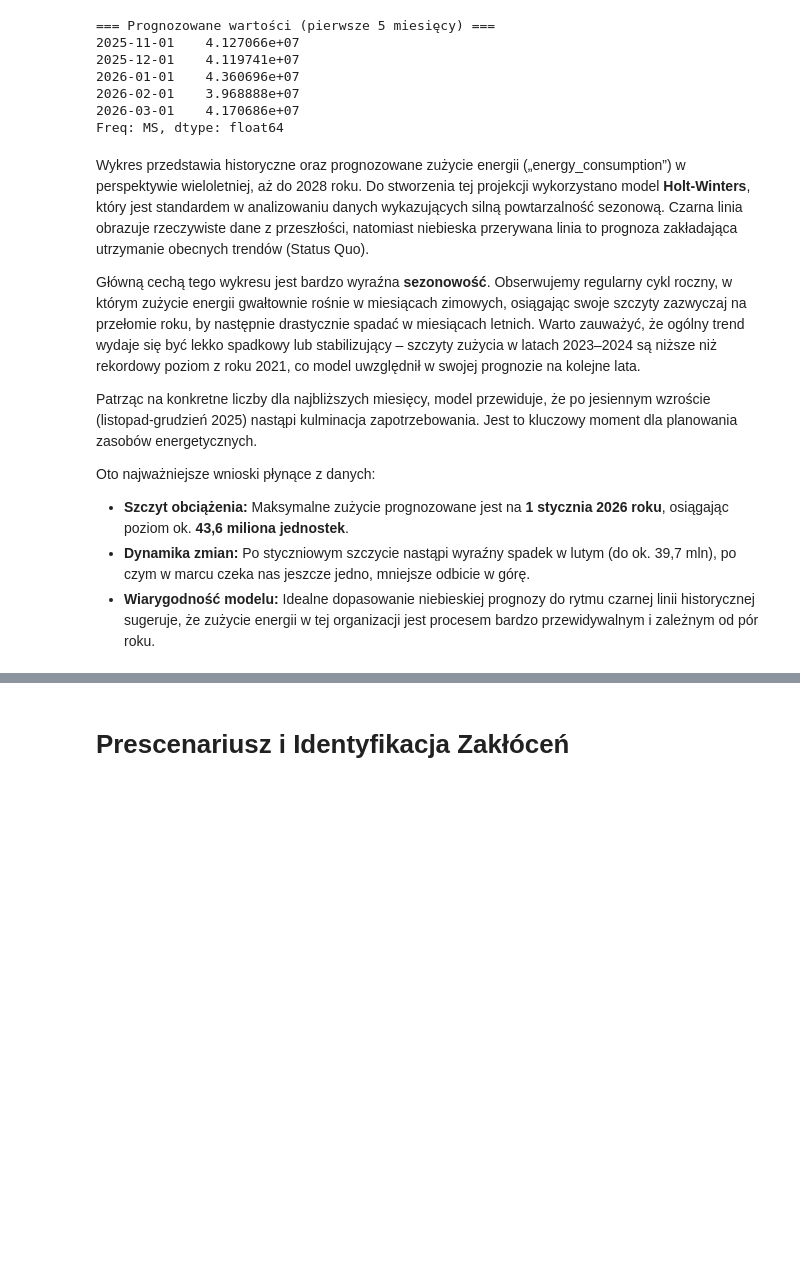
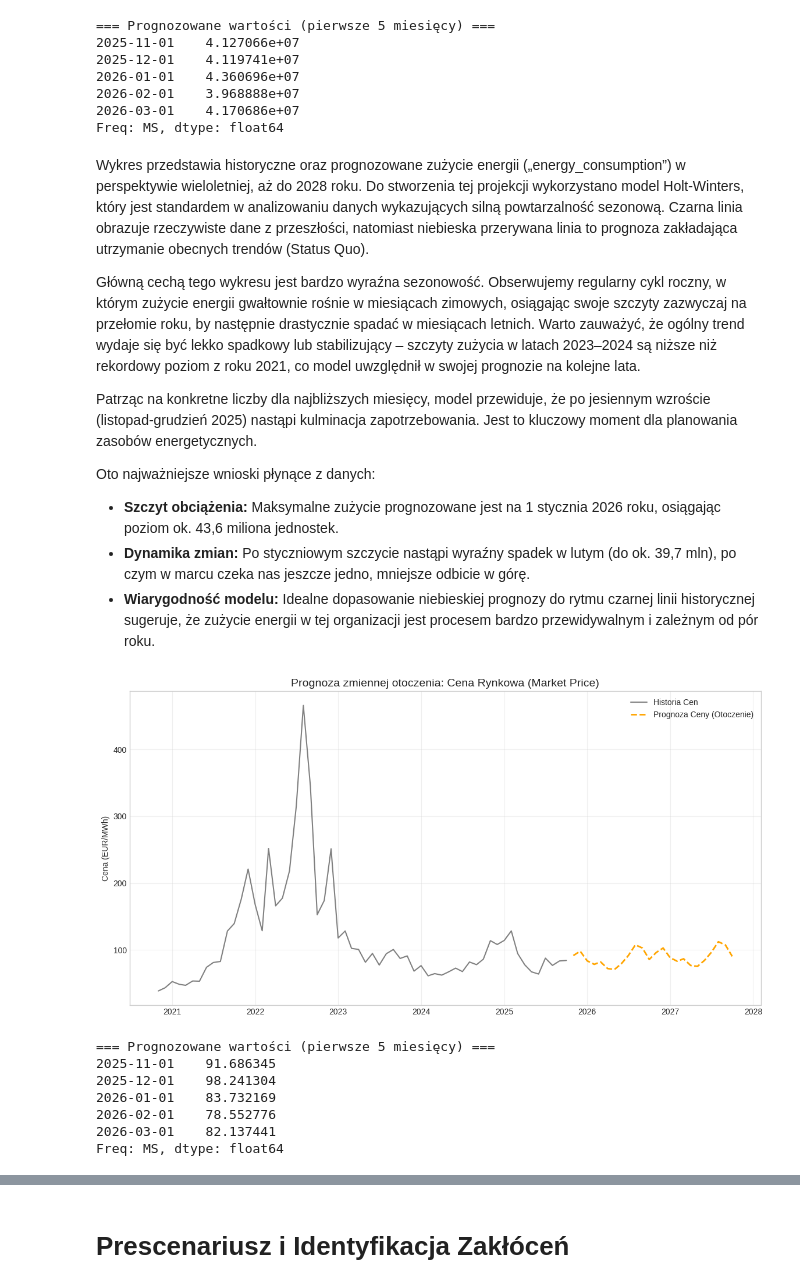
Before and after one commit to PWIS11/prog_zaawansowane, a Jupyter notebook: zadanie2/Zadanie2_prognozowanie - wersja finalna.ipynb, the cells around one changed output, grey strips where cells are left out. Drawn from its saved outputs; the diff is of its cells as text; code cells hidden in the pictures; blank space fills up the shorter version.

```diff
--- a/zadanie2/Zadanie2_prognozowanie - wersja finalna.ipynb
+++ b/zadanie2/Zadanie2_prognozowanie - wersja finalna.ipynb
@@ -240,14 +240,40 @@ print(forecast_energy.head())
 Freq: MS, dtype: float64
 # %% [markdown]
 
-Wykres przedstawia historyczne oraz prognozowane zużycie energii („energy_consumption”) w perspektywie wieloletniej, aż do 2028 roku. Do stworzenia tej projekcji wykorzystano model **Holt-Winters**, który jest standardem w analizowaniu danych wykazujących silną powtarzalność sezonową. Czarna linia obrazuje rzeczywiste dane z przeszłości, natomiast niebieska przerywana linia to prognoza zakładająca utrzymanie obecnych trendów (Status Quo).
+Wykres przedstawia historyczne oraz prognozowane zużycie energii („energy_consumption”) w perspektywie wieloletniej, aż do 2028 roku. Do stworzenia tej projekcji wykorzystano model Holt-Winters, który jest standardem w analizowaniu danych wykazujących silną powtarzalność sezonową. Czarna linia obrazuje rzeczywiste dane z przeszłości, natomiast niebieska przerywana linia to prognoza zakładająca utrzymanie obecnych trendów (Status Quo).
 
-Główną cechą tego wykresu jest bardzo wyraźna **sezonowość**. Obserwujemy regularny cykl roczny, w którym zużycie energii gwałtownie rośnie w miesiącach zimowych, osiągając swoje szczyty zazwyczaj na przełomie roku, by następnie drastycznie spadać w miesiącach letnich. Warto zauważyć, że ogólny trend wydaje się być lekko spadkowy lub stabilizujący – szczyty zużycia w latach 2023–2024 są niższe niż rekordowy poziom z roku 2021, co model uwzględnił w swojej prognozie na kolejne lata.
+Główną cechą tego wykresu jest bardzo wyraźna sezonowość. Obserwujemy regularny cykl roczny, w którym zużycie energii gwałtownie rośnie w miesiącach zimowych, osiągając swoje szczyty zazwyczaj na przełomie roku, by następnie drastycznie spadać w miesiącach letnich. Warto zauważyć, że ogólny trend wydaje się być lekko spadkowy lub stabilizujący – szczyty zużycia w latach 2023–2024 są niższe niż rekordowy poziom z roku 2021, co model uwzględnił w swojej prognozie na kolejne lata.
 
 Patrząc na konkretne liczby dla najbliższych miesięcy, model przewiduje, że po jesiennym wzroście (listopad-grudzień 2025) nastąpi kulminacja zapotrzebowania. Jest to kluczowy moment dla planowania zasobów energetycznych.
 
 Oto najważniejsze wnioski płynące z danych:
 
-* **Szczyt obciążenia:** Maksymalne zużycie prognozowane jest na **1 stycznia 2026 roku**, osiągając poziom ok. **43,6 miliona jednostek**.
+* **Szczyt obciążenia:** Maksymalne zużycie prognozowane jest na 1 stycznia 2026 roku, osiągając poziom ok. 43,6 miliona jednostek.
 * **Dynamika zmian:** Po styczniowym szczycie nastąpi wyraźny spadek w lutym (do ok. 39,7 mln), po czym w marcu czeka nas jeszcze jedno, mniejsze odbicie w górę.
 * **Wiarygodność modelu:** Idealne dopasowanie niebieskiej prognozy do rytmu czarnej linii historycznej sugeruje, że zużycie energii w tej organizacji jest procesem bardzo przewidywalnym i zależnym od pór roku.
+# %%
+# === DODATKOWY WYKRES: ZMIENNA OTOCZENIA===
+plt.figure(figsize=(14, 7))
+
+# Historia Ceny
+plt.plot(df.index[-60:], df['market_price'].iloc[-60:], label='Historia Cen', color='gray')
+
+# Prognoza Ceny
+plt.plot(forecast_price.index, forecast_price, label='Prognoza Ceny (Otoczenie)', color='orange', linestyle='--', linewidth=2)
+
+plt.title('Prognoza zmiennej otoczenia: Cena Rynkowa (Market Price)', fontsize=14)
+plt.legend()
+plt.grid(True, alpha=0.3)
+plt.ylabel('Cena (EUR/MWh)')
+plt.show()
+print("=== Prognozowane wartości (pierwsze 5 miesięcy) ===")
+print(forecast_price.head())
+# %% [output]
+[figure, added]
+=== Prognozowane wartości (pierwsze 5 miesięcy) ===
+2025-11-01    91.686345
+2025-12-01    98.241304
+2026-01-01    83.732169
+2026-02-01    78.552776
+2026-03-01    82.137441
+Freq: MS, dtype: float64
```
Also changed, not shown: parts of 7 cells of this notebook, 3 other files.
